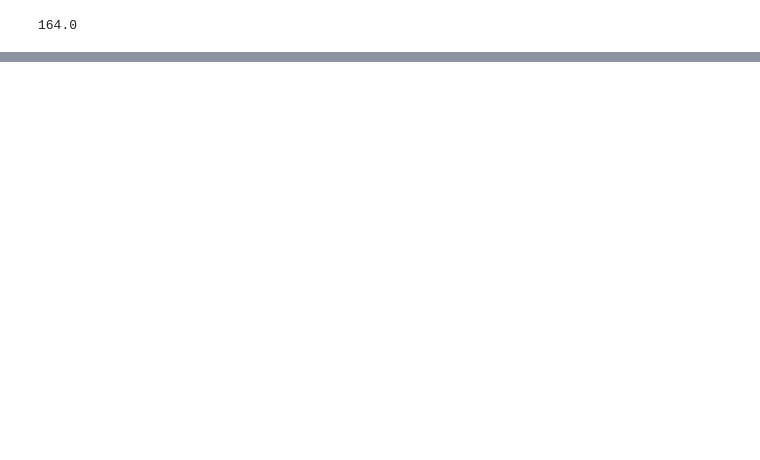
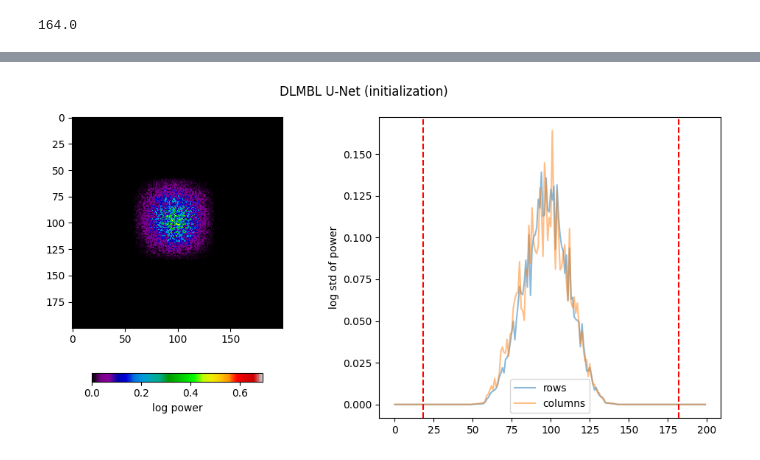
Before and after one commit to talonchandler/dl-mbl-gut, a Jupyter notebook: notebooks/20240829_measurereceptivefield.ipynb, the cells around one changed output, grey strips where cells are left out. Saved outputs shown, nothing was run; the diff lists cells and outputs as text; code cells hidden in the pictures; blank space fills up the shorter version.

```diff
--- a/notebooks/20240829_measurereceptivefield.ipynb
+++ b/notebooks/20240829_measurereceptivefield.ipynb
@@ -29,0 +108,10 @@ compute_receptive_field(depth, kernel_size, downsample_factor)
+# %%
+model_path = Path(
+        "/mnt/efs/dlmbl/G-bs/models/09-01-2d-large-fov-same_model_epoch_13.pth"
+    )
+unet.load_state_dict(torch.load(model_path), strict=False)
+unet.to("cpu")
+
+plot_response(unet, "DLMBL U-Net (initialization)", ndim=2)
+# %% [output]
+[figure, added]
```
Also changed, not shown: parts of 1 cell of this notebook.
